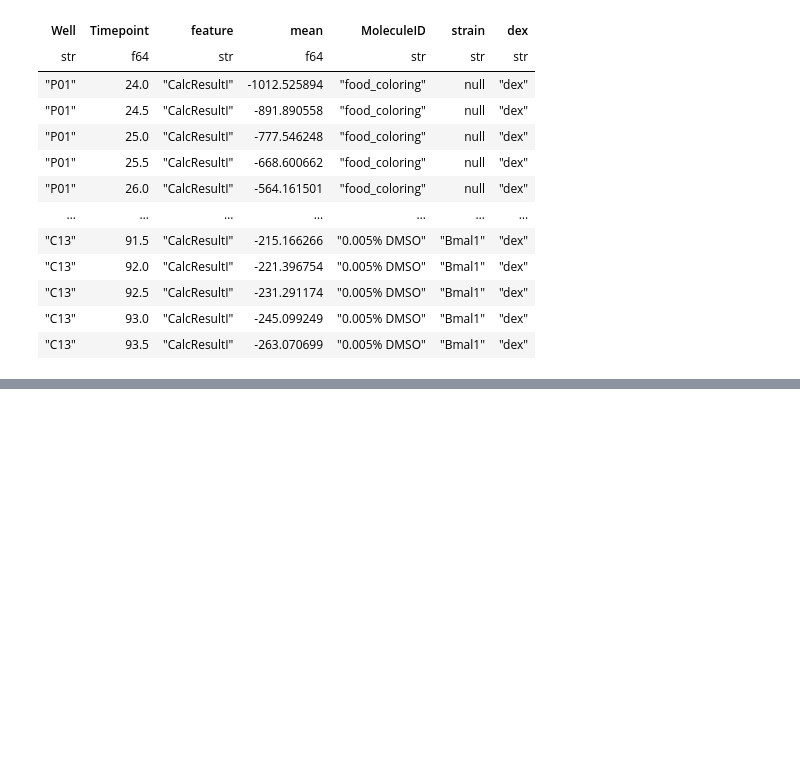
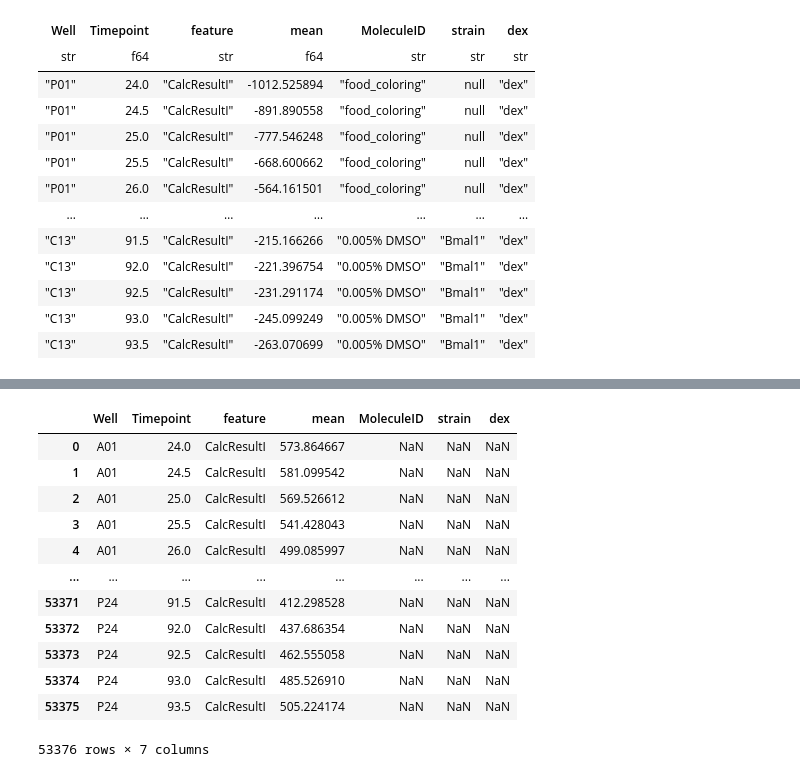
Before and after one commit to derfelterciano/PartchLab, a Jupyter notebook: circadian_rhythms/live_cell_painting/data_processing/enVision_cosinor.ipynb, the cells around one changed output, grey strips where cells are left out. Saved outputs shown, nothing was run; the diff lists cells and outputs as text; code cells hidden in the pictures; blank space fills up the shorter version.

```diff
--- a/circadian_rhythms/live_cell_painting/data_processing/enVision_cosinor.ipynb
+++ b/circadian_rhythms/live_cell_painting/data_processing/enVision_cosinor.ipynb
@@ -425,0 +246,58 @@ with PdfPages(out_path) as pdf:
+# %%
+detrended_data = result.scan_data()
+cosinor_data = result.scan_results().filter(pl.col("feature") == "CalcResultI")
+
+well_columns = "Well"
+wells = cosinor_data.select(well_columns).unique().sort(well_columns).collect()[well_columns].to_list()
+
+tpoint_col = "Timepoint"
+stat_values = "mean"
+
+# smoothing detrended data
+win_len = 13
+polyorder = 3
+
+schema = detrended_data.schema
+detrended_data = (detrended_data
+                .filter(pl.col("feature") == "CalcResultI")
+                .select([well_columns, tpoint_col, "feature", stat_values])
+                .group_by("Well")
+                .map_groups(
+                    lambda g:
+                        g.with_columns(
+                            pl.Series(
+                                stat_values,
+                                savgol_filter(
+                                    g[stat_values].to_numpy(),
+                                    window_length=win_len,
+                                    polyorder=polyorder
+                                )
+                            )
+                        ),
+                    schema=schema
+                ).sort([well_columns, tpoint_col])
+                .join(platemap.lazy(), on='Well', how='left')
+                .sort(['Well', 'Timepoint'])
+            ).collect().to_pandas()
+
+cosinor_data = cosinor_data.collect().to_pandas()
+
+display(detrended_data)
+# display(detrended_data.head(100).collect(), cosinor_data.head(100).collect())
+
+
+# display(wells)
+# %% [output]
+|  | Well | Timepoint | feature | mean | MoleculeID | strain | dex |
+| 0 | A01 | 24.0 | CalcResultI | 573.864667 | NaN | NaN | NaN |
+| 1 | A01 | 24.5 | CalcResultI | 581.099542 | NaN | NaN | NaN |
+| 2 | A01 | 25.0 | CalcResultI | 569.526612 | NaN | NaN | NaN |
+| 3 | A01 | 25.5 | CalcResultI | 541.428043 | NaN | NaN | NaN |
+| 4 | A01 | 26.0 | CalcResultI | 499.085997 | NaN | NaN | NaN |
+| ... | ... | ... | ... | ... | ... | ... | ... |
+| 53371 | P24 | 91.5 | CalcResultI | 412.298528 | NaN | NaN | NaN |
+| 53372 | P24 | 92.0 | CalcResultI | 437.686354 | NaN | NaN | NaN |
+| 53373 | P24 | 92.5 | CalcResultI | 462.555058 | NaN | NaN | NaN |
+| 53374 | P24 | 93.0 | CalcResultI | 485.526910 | NaN | NaN | NaN |
+| 53375 | P24 | 93.5 | CalcResultI | 505.224174 | NaN | NaN | NaN |
+53376 rows × 7 columns
```
Also changed, not shown: parts of 14 cells of this notebook, 1 other file.
